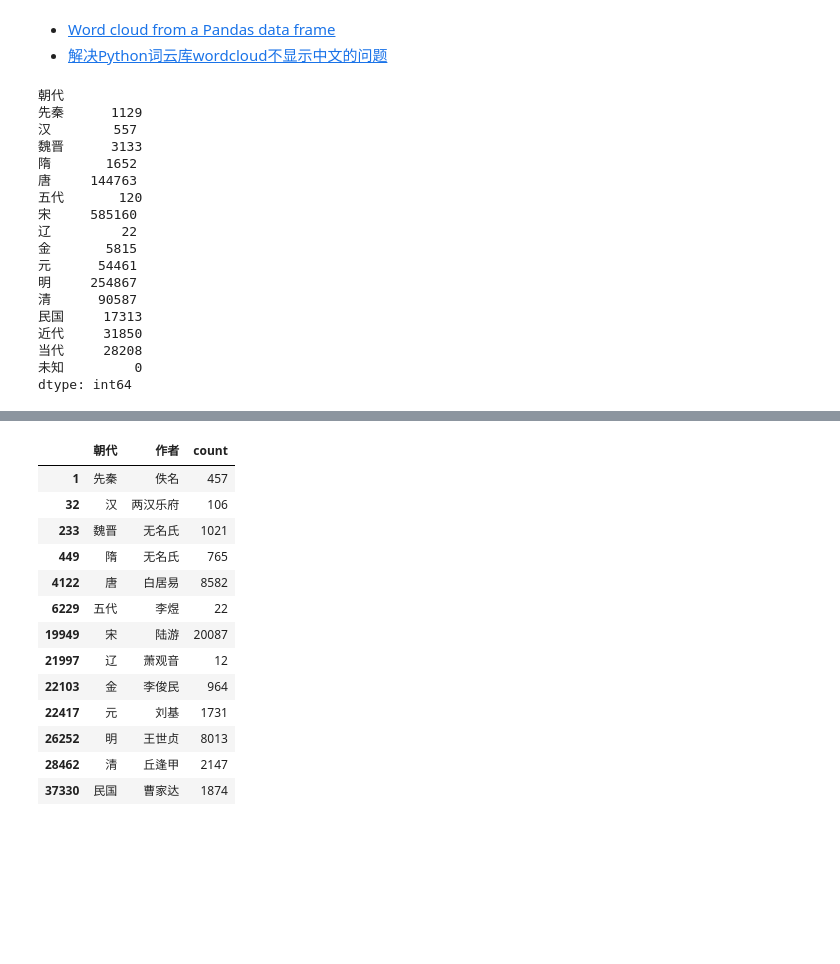
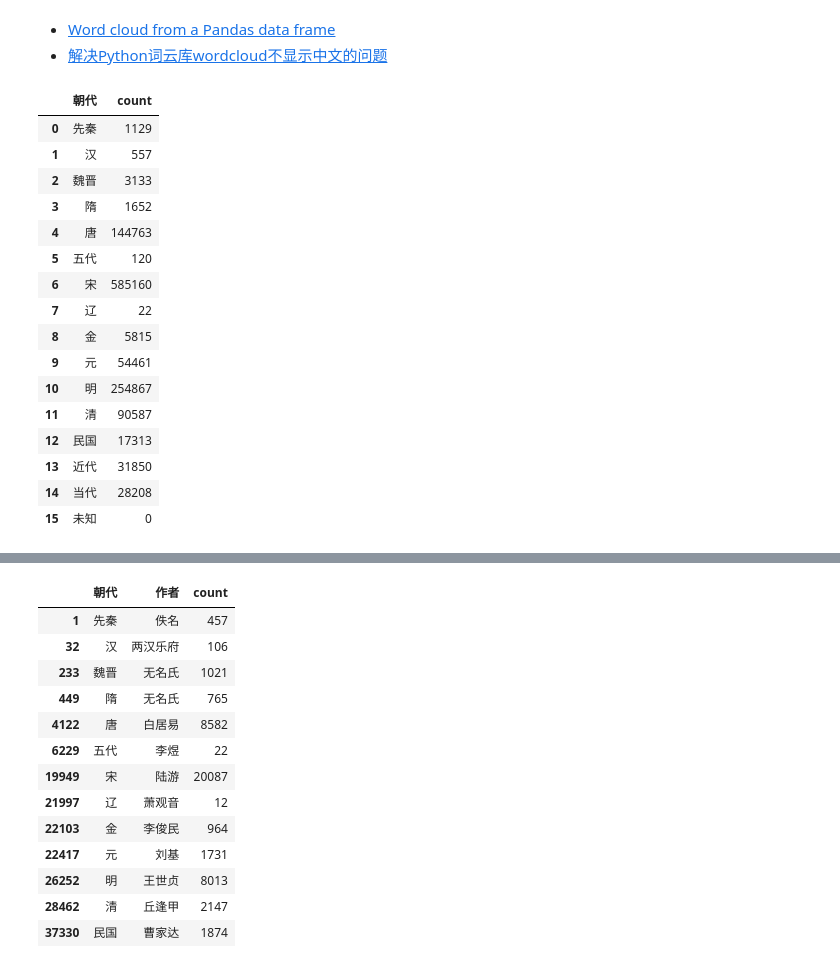
Before and after one commit to xujiachen/data-mining, a Jupyter notebook: eda.ipynb, the cells around one changed output, grey strips where cells are left out. Cells and saved outputs as stored; diff of their text form; code cells hidden in the pictures; blank space fills up the shorter version.

```diff
--- a/eda.ipynb
+++ b/eda.ipynb
@@ -41,26 +41,25 @@ dtype: int64
     data_df["朝代"] = data_df["朝代"].astype("category")
     data_df["朝代"].cat.set_categories(sorter, inplace=True)
 # %%
-data_df.groupby(["朝代"]).size()
+data_df.groupby(["朝代"]).size().reset_index(name='count')
 # %% [output]
-朝代
-先秦      1129
-汉        557
-魏晋      3133
-隋       1652
-唐     144763
-五代       120
-宋     585160
-辽         22
-金       5815
-元      54461
-明     254867
-清      90587
-民国     17313
-近代     31850
-当代     28208
-未知         0
-dtype: int64
+|  | 朝代 | count |
+| 0 | 先秦 | 1129 |
+| 1 | 汉 | 557 |
+| 2 | 魏晋 | 3133 |
+| 3 | 隋 | 1652 |
+| 4 | 唐 | 144763 |
+| 5 | 五代 | 120 |
+| 6 | 宋 | 585160 |
+| 7 | 辽 | 22 |
+| 8 | 金 | 5815 |
+| 9 | 元 | 54461 |
+| 10 | 明 | 254867 |
+| 11 | 清 | 90587 |
+| 12 | 民国 | 17313 |
+| 13 | 近代 | 31850 |
+| 14 | 当代 | 28208 |
+| 15 | 未知 | 0 |
 # %%
 data_df[data_df["作者"]=="李白"][:10]#.count()
 # %% [output]
```
Also changed, not shown: parts of 8 cells of this notebook, 4 other files.
